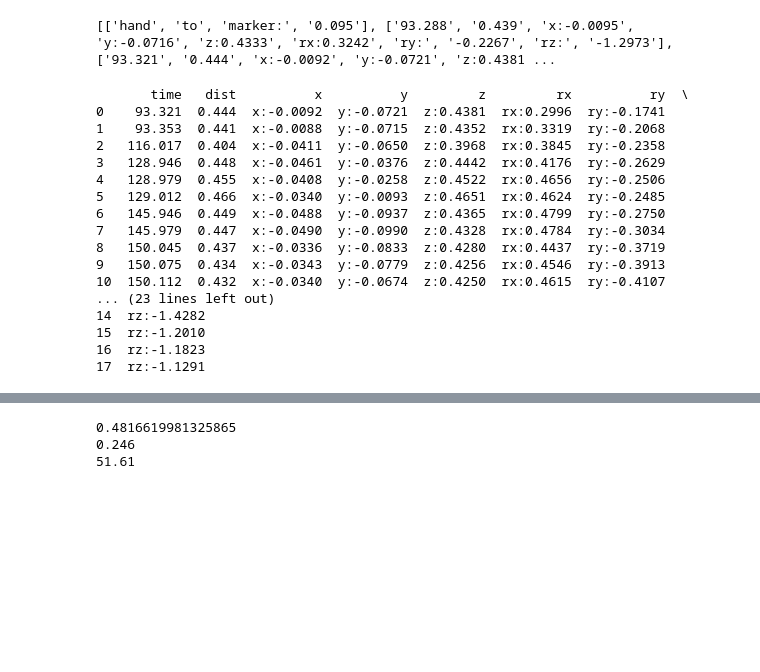
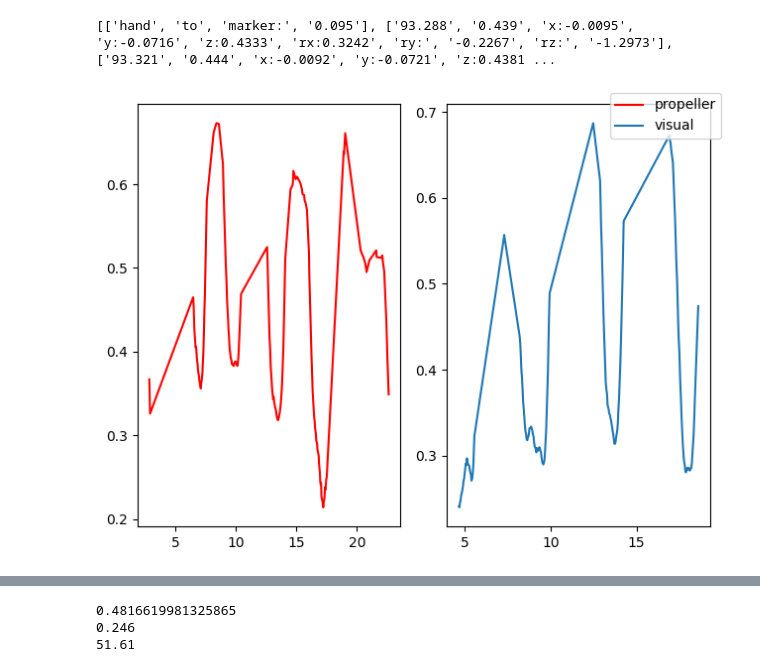
Before and after one commit to ViktorRakhmatulin/AirTouch, a Jupyter notebook: data_analysis.ipynb, the cells around one changed output, grey strips where cells are left out. Drawn from its saved outputs; the diff is of its cells as text; code cells hidden in the pictures; blank space fills up the shorter version.

Commit message:
data restructuring

```diff
--- a/data_analysis.ipynb
+++ b/data_analysis.ipynb
@@ -1,50 +1,44 @@
 # %%
 import numpy as np
-data = []
+data_prop = []
 with open("Main_part/data/exp1_dist/protocol_relocations/exp1_distance_honest_filedVictordd.txt", "r") as my_file:
     for line in my_file:
         datas = line.split()
         # if float(datas[0]) > 0:
-        data.append(datas)
+        data_prop.append(datas)
 
 # Main_part\data\exp1_dist\protocol_relocations\exp1_distance_honest_filedVictordd.txt
-print(data)
+print(data_prop)
 # print(np.array(data, dtype=float).mean(axis = 0)[0])
 # print(np.array(data, dtype=float).min(axis = 0)[0])
 # print(np.array(data, dtype=float).max(axis = 0)[2])
 # %% [output]
 [['hand', 'to', 'marker:', '0.095'], ['93.288', '0.439', 'x:-0.0095', 'y:-0.0716', 'z:0.4333', 'rx:0.3242', 'ry:', '-0.2267', 'rz:', '-1.2973'], ['93.321', '0.444', 'x:-0.0092', 'y:-0.0721', 'z:0.4381 ...
-# %%
-import pandas as pd
-data = []
-
-file = pd.read_csv("Main_part/data/exp1_dist/protocol_relocations/exp1_distance_honest_filedVictordd.txt"
-                   ,skiprows=1,delim_whitespace=True)
-# file.depth_data
-file.columns = ['time', 'dist', 'x','y','z','rx','ry','rz']
-print(file)
-
-# , sep=" "
-# with open("data/exp1_dist/protocol_relocations/exp1_distance_honest_filedVictordd.txt", "r") as my_file:
-#     for line in my_file:
-#         datas = line.split()
-#         if float(datas[0]) > 0:
-#             data.append(datas)
-# %% [output]
-       time   dist          x          y         z         rx          ry  \
-0    93.321  0.444  x:-0.0092  y:-0.0721  z:0.4381  rx:0.2996  ry:-0.1741
-1    93.353  0.441  x:-0.0088  y:-0.0715  z:0.4352  rx:0.3319  ry:-0.2068
-2   116.017  0.404  x:-0.0411  y:-0.0650  z:0.3968  rx:0.3845  ry:-0.2358
-3   128.946  0.448  x:-0.0461  y:-0.0376  z:0.4442  rx:0.4176  ry:-0.2629
-4   128.979  0.455  x:-0.0408  y:-0.0258  z:0.4522  rx:0.4656  ry:-0.2506
-5   129.012  0.466  x:-0.0340  y:-0.0093  z:0.4651  rx:0.4624  ry:-0.2485
-6   145.946  0.449  x:-0.0488  y:-0.0937  z:0.4365  rx:0.4799  ry:-0.2750
-7   145.979  0.447  x:-0.0490  y:-0.0990  z:0.4328  rx:0.4784  ry:-0.3034
-8   150.045  0.437  x:-0.0336  y:-0.0833  z:0.4280  rx:0.4437  ry:-0.3719
-9   150.075  0.434  x:-0.0343  y:-0.0779  z:0.4256  rx:0.4546  ry:-0.3913
-10  150.112  0.432  x:-0.0340  y:-0.0674  z:0.4250  rx:0.4615  ry:-0.4107
-... (23 lines left out)
-14  rz:-1.4282
-15  rz:-1.2010
-16  rz:-1.1823
-17  rz:-1.1291
+# %%
+import numpy as np
+data_prop = []
+data_vis = []
+
+with open("Main_part/data/exp2/11thApril/Vik_vis_l.txt", "r") as my_file:
+    for line in my_file:
+        datas = line.split()
+        if float(datas[0]) > 0:
+            data_vis.append(datas)
+
+with open("Main_part/data/exp2/11thApril/Vik_prob_l.txt", "r") as my_file:
+    for line in my_file:
+        datas = line.split()
+        if float(datas[0]) > 0:
+            data_prop.append(datas)
+
+data_prop = np.array(data_prop, dtype=float)
+data_vis = np.array(data_vis, dtype=float)
+# %%
+fig, ax = plt.subplots(1,2)
+ax[0].plot(data_prop[:,2],data_prop[:,0],'r', label='propeller')
+ax[1].plot(data_vis[:,2],data_vis[:,0], label='visual')
+fig.tight_layout()
+fig.legend()
+plt.show()
+# %% [output]
+[figure, added]
```
Also changed, not shown: parts of 4 cells of this notebook, 21 other files.
